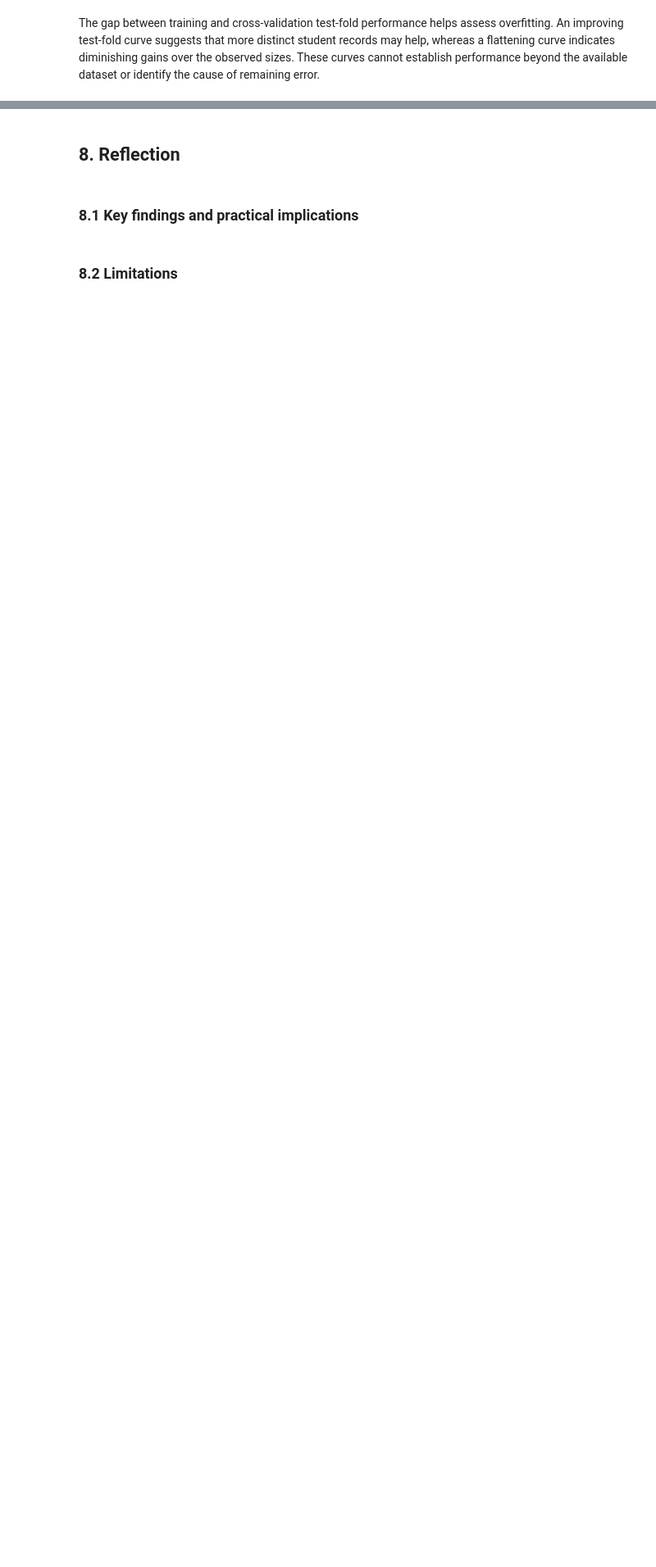
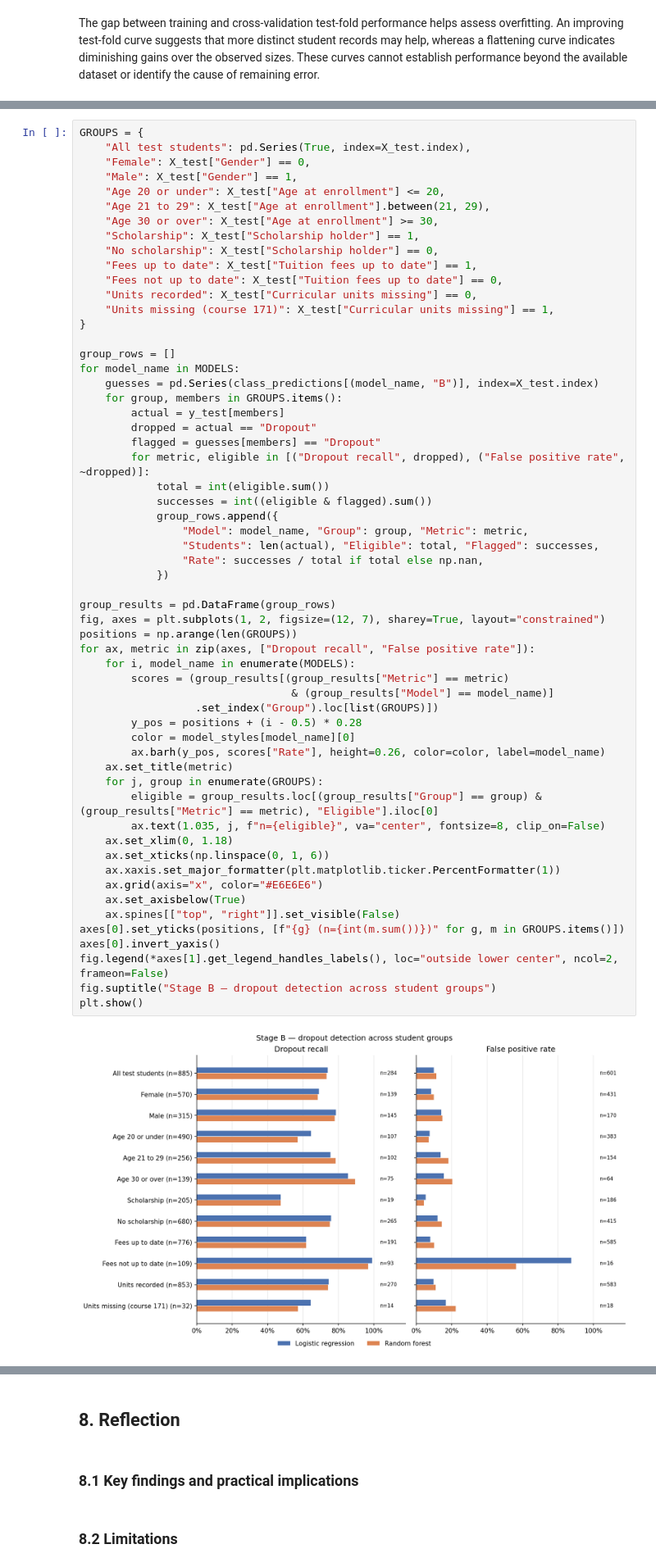
Before and after one commit to rohitt313/CIS-4020, a Jupyter notebook: CIS4020_Course_Project.ipynb, the cells around one changed output, grey strips where cells are left out. Shown at 82% size. Saved outputs shown, nothing was run; the diff lists cells and outputs as text; blank space fills up the shorter version.

```diff
--- a/CIS4020_Course_Project.ipynb
+++ b/CIS4020_Course_Project.ipynb
@@ -2344,0 +2033,60 @@ display(gap_results)
+# %%
+GROUPS = {
+    "All test students": pd.Series(True, index=X_test.index),
+    "Female": X_test["Gender"] == 0,
+    "Male": X_test["Gender"] == 1,
+    "Age 20 or under": X_test["Age at enrollment"] <= 20,
+    "Age 21 to 29": X_test["Age at enrollment"].between(21, 29),
+    "Age 30 or over": X_test["Age at enrollment"] >= 30,
+    "Scholarship": X_test["Scholarship holder"] == 1,
+    "No scholarship": X_test["Scholarship holder"] == 0,
+    "Fees up to date": X_test["Tuition fees up to date"] == 1,
+    "Fees not up to date": X_test["Tuition fees up to date"] == 0,
+    "Units recorded": X_test["Curricular units missing"] == 0,
+    "Units missing (course 171)": X_test["Curricular units missing"] == 1,
+}
+
+group_rows = []
+for model_name in MODELS:
+    guesses = pd.Series(class_predictions[(model_name, "B")], index=X_test.index)
+    for group, members in GROUPS.items():
+        actual = y_test[members]
+        dropped = actual == "Dropout"
+        flagged = guesses[members] == "Dropout"
+        for metric, eligible in [("Dropout recall", dropped), ("False positive rate", ~dropped)]:
+            total = int(eligible.sum())
+            successes = int((eligible & flagged).sum())
+            group_rows.append({
+                "Model": model_name, "Group": group, "Metric": metric,
+                "Students": len(actual), "Eligible": total, "Flagged": successes,
+                "Rate": successes / total if total else np.nan,
+            })
+
+group_results = pd.DataFrame(group_rows)
+fig, axes = plt.subplots(1, 2, figsize=(12, 7), sharey=True, layout="constrained")
+positions = np.arange(len(GROUPS))
+for ax, metric in zip(axes, ["Dropout recall", "False positive rate"]):
+    for i, model_name in enumerate(MODELS):
+        scores = (group_results[(group_results["Metric"] == metric)
+                                 & (group_results["Model"] == model_name)]
+                  .set_index("Group").loc[list(GROUPS)])
+        y_pos = positions + (i - 0.5) * 0.28
+        color = model_styles[model_name][0]
+        ax.barh(y_pos, scores["Rate"], height=0.26, color=color, label=model_name)
+    ax.set_title(metric)
+    for j, group in enumerate(GROUPS):
+        eligible = group_results.loc[(group_results["Group"] == group) & (group_results["Metric"] == metric), "Eligible"].iloc[0]
+        ax.text(1.035, j, f"n={eligible}", va="center", fontsize=8, clip_on=False)
+    ax.set_xlim(0, 1.18)
+    ax.set_xticks(np.linspace(0, 1, 6))
+    ax.xaxis.set_major_formatter(plt.matplotlib.ticker.PercentFormatter(1))
+    ax.grid(axis="x", color="#E6E6E6")
+    ax.set_axisbelow(True)
+    ax.spines[["top", "right"]].set_visible(False)
+axes[0].set_yticks(positions, [f"{g} (n={int(m.sum())})" for g, m in GROUPS.items()])
+axes[0].invert_yaxis()
+fig.legend(*axes[1].get_legend_handles_labels(), loc="outside lower center", ncol=2, frameon=False)
+fig.suptitle("Stage B — dropout detection across student groups")
+plt.show()
+# %% [output]
+[figure, added]
```
Also changed, not shown: parts of 27 cells of this notebook.
